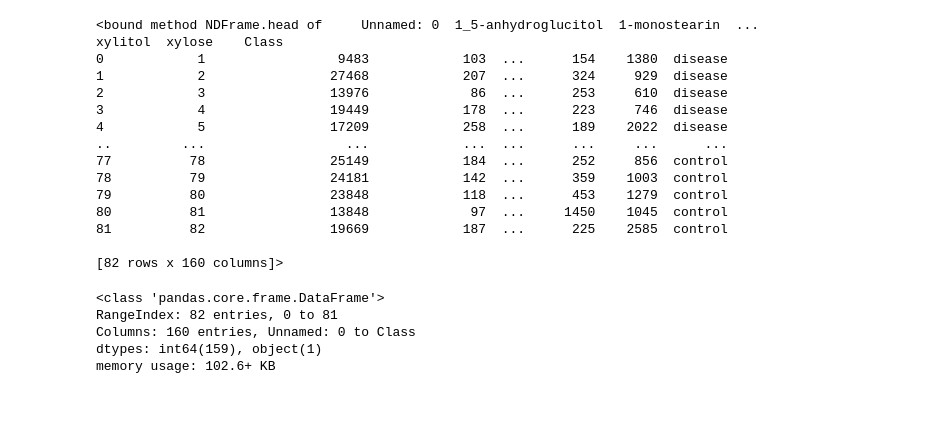
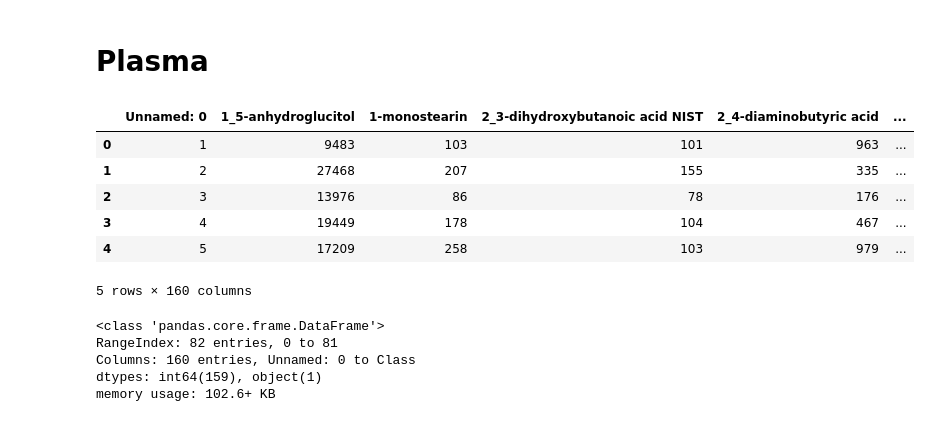
Before and after one commit to utshabkg/lung_cancer_biomarker, a Jupyter notebook: Lung_Cancer.ipynb, the cells around one changed output. Saved outputs shown, nothing was run; the diff lists cells and outputs as text; code cells hidden in the pictures.

```diff
--- a/Lung_Cancer.ipynb
+++ b/Lung_Cancer.ipynb
@@ -1,25 +1,20 @@
+# %% [markdown]
+# Plasma
 # %%
 import pandas as pd
 %matplotlib inline
 import numpy as np
 import matplotlib.pyplot as plt
 df = pd.read_csv('/content/drive/Shareddrives/utshabkg/Dataset/plasma_processed.csv')
-df.head
+df.head()
 # %% [output]
+|  | Unnamed: 0 | 1_5-anhydroglucitol | 1-monostearin | 2_3-dihydroxybutanoic acid NIST | 2_4-diaminobutyric acid | ... |
+| 0 | 1 | 9483 | 103 | 101 | 963 | ... |
+| 1 | 2 | 27468 | 207 | 155 | 335 | ... |
+| 2 | 3 | 13976 | 86 | 78 | 176 | ... |
+| 3 | 4 | 19449 | 178 | 104 | 467 | ... |
+| 4 | 5 | 17209 | 258 | 103 | 979 | ... |
-<bound method NDFrame.head of     Unnamed: 0  1_5-anhydroglucitol  1-monostearin  ...  xylitol  xylose    Class
-0            1                 9483            103  ...      154    1380  disease
-1            2                27468            207  ...      324     929  disease
-2            3                13976             86  ...      253     610  disease
-3            4                19449            178  ...      223     746  disease
-4            5                17209            258  ...      189    2022  disease
-..         ...                  ...            ...  ...      ...     ...      ...
-77          78                25149            184  ...      252     856  control
-78          79                24181            142  ...      359    1003  control
-79          80                23848            118  ...      453    1279  control
-80          81                13848             97  ...     1450    1045  control
-81          82                19669            187  ...      225    2585  control
-
-[82 rows x 160 columns]>
+5 rows × 160 columns
 # %%
 df.info()
 # %% [output]
```
Also changed, not shown: parts of 24 cells of this notebook, 1 other file.
